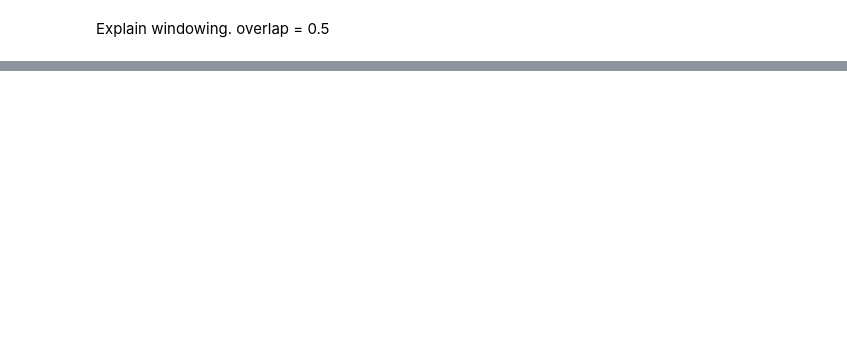
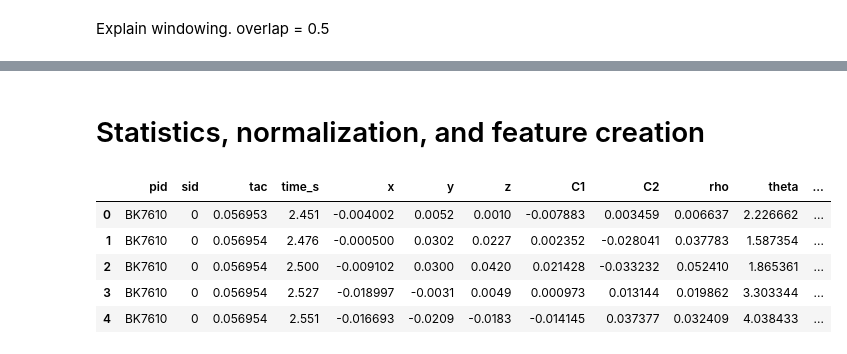
Before and after one commit to eatai/bar_crawl, a Jupyter notebook: BarCrawl_Classification.ipynb, the cells around one changed output, grey strips where cells are left out. Drawn from its saved outputs; the diff is of its cells as text; code cells hidden in the pictures; blank space fills up the shorter version.

```diff
--- a/BarCrawl_Classification.ipynb
+++ b/BarCrawl_Classification.ipynb
@@ -236,6 +213,8 @@ for pid in pid_list:
     linear_interp = interp1d(tac_df[pid]['time_s'].to_numpy(), tac_df[pid]['TAC_Reading'], kind='linear', axis=0, bounds_error=False)
     acc_df[pid]['tac'] = linear_interp(acc_df[pid]['time_s'].to_numpy())
 
+    acc_df[pid].dropna(axis=0, how = 'any', inplace=True)   # tac readings extend past accelerometer readings, so trim down where extrapolation gives Null tac values
+
     tac_df[pid]['time_s'] = tac_df[pid]['time_s'].to_numpy() - acc_df[pid]['time_s'][0]
     acc_df[pid]['time_s'] = acc_df[pid]['time_s'].to_numpy() - acc_df[pid]['time_s'][0]
 # %%
@@ -251,21 +241,2 @@ plt.show()
 # %% [markdown]
 Explain windowing. overlap = 0.5
-# %%
-win_sec = 8  # sliding window in seconds
-win = win_sec * 40   # sliding window size in number of samples
-win_34 = int(3*win/4)
-
-sample = []
-for pid in pid_list:
-    gap_idx = np.argwhere([np.diff(acc_df[pid].time_s)>0.25])[:,1]
-    print(gap_idx)
-    gap_idx = np.append(np.array([0]), gap_idx)
-
-    gap_pairs = np.vstack((gap_idx[0:-2], gap_idx[1:-1])).transpose()
-    gap_sizes = np.squeeze(np.diff(gap_pairs, axis=1))
-    for k, gap in enumerate(gap_sizes):
-        if gap>win:
-            start_idx = int(((gap%(win_34))/2) + gap_idx[k])
-            while (start_idx + win) < gap_pairs[k, 1]:
-                sample.append(acc_df[pid].iloc[start_idx:(start_idx+win)].reset_index())
-                start_idx += win_34
@@ -289,0 +255,13 @@ for pid in pid_list:
+# %%
+# Cartesian Accelerations and their ICA signals
+xyz = ['x', 'y', 'z']
+#C = ['C1', 'C2', 'C3']
+C = ['C1', 'C2']
+
+# Spherical Accelerations and their ICA signals
+rtp = ['rho', 'theta', 'phi']
+#S = ['S1', 'S2', 'S3']
+S = ['S1', 'S2']
+
+#ica = FastICA(n_components=2, algorithm = 'parallel', whiten = 'arbitrary-variance', tol=1e-3, max_iter=500)
+pca = PCA(n_components=2)
@@ -289,0 +336,2 @@ for pid in pid_list:
+# %% [markdown]
+# Statistics, normalization, and feature creation
@@ -289,0 +366,16 @@ for pid in pid_list:
+# %%
+if exists('subject_data.p'):
+    subject_data =pickle.load(open("subject_data.p","rb"))
+
+pid_list = list(subject_data.keys())
+
+pp = pid_list[0]
+# %%
+subject_data[pp]['sample'].head()
+# %% [output]
+|  | pid | sid | tac | time_s | x | y | z | C1 | C2 | rho | theta | ... |
+| 0 | BK7610 | 0 | 0.056953 | 2.451 | -0.004002 | 0.0052 | 0.0010 | -0.007883 | 0.003459 | 0.006637 | 2.226662 | ... |
+| 1 | BK7610 | 0 | 0.056954 | 2.476 | -0.000500 | 0.0302 | 0.0227 | 0.002352 | -0.028041 | 0.037783 | 1.587354 | ... |
+| 2 | BK7610 | 0 | 0.056954 | 2.500 | -0.009102 | 0.0300 | 0.0420 | 0.021428 | -0.033232 | 0.052410 | 1.865361 | ... |
+| 3 | BK7610 | 0 | 0.056954 | 2.527 | -0.018997 | -0.0031 | 0.0049 | 0.000973 | 0.013144 | 0.019862 | 3.303344 | ... |
+| 4 | BK7610 | 0 | 0.056954 | 2.551 | -0.016693 | -0.0209 | -0.0183 | -0.014145 | 0.037377 | 0.032409 | 4.038433 | ... |
```
Also changed, not shown: parts of 77 cells of this notebook, 3 other files.
